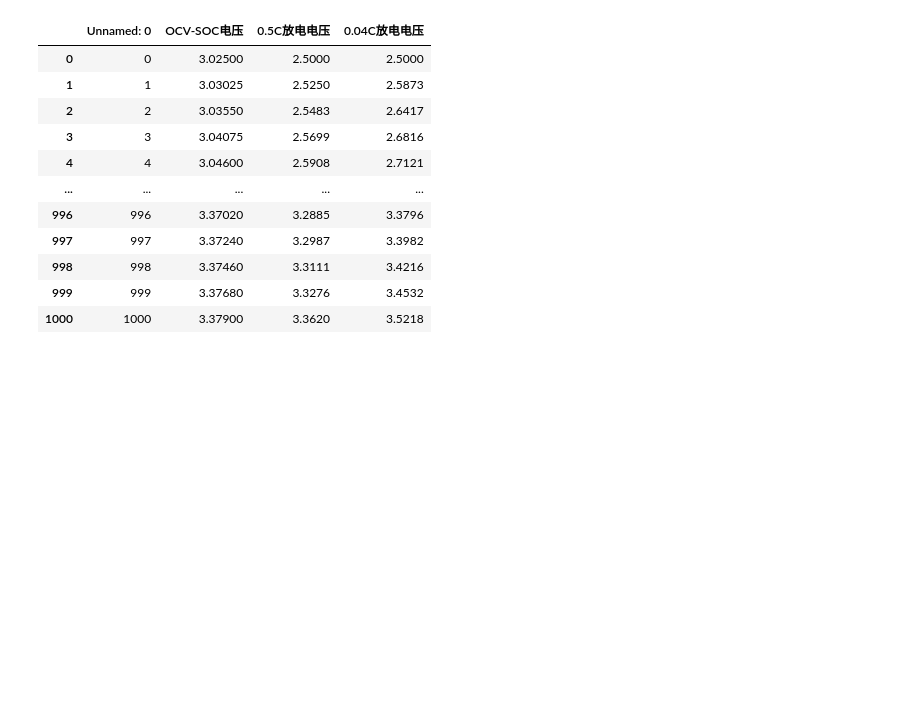
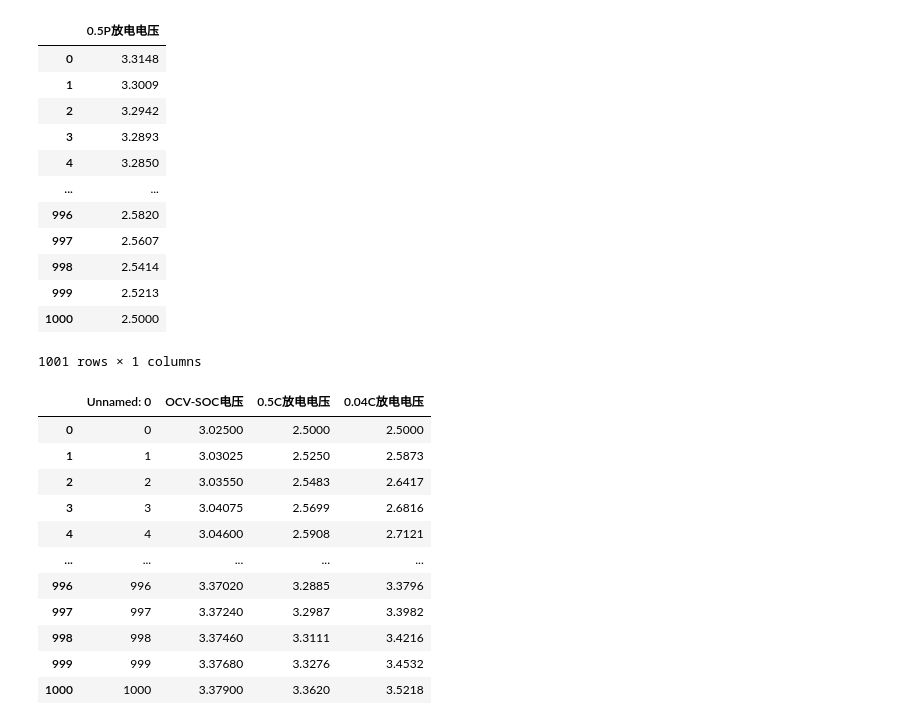
Before and after one commit to sonicsy/dischg_curve, a Jupyter notebook: soc_curve.ipynb, the cells around one changed output. Drawn from its saved outputs; the diff is of its cells as text; code cells hidden in the pictures; blank space fills up the shorter version.

```diff
--- a/soc_curve.ipynb
+++ b/soc_curve.ipynb
@@ -10,7 +10,39 @@ df1 = pd.read_excel('SOC-OCV与放电曲线.xlsx', sheet_name='OCV_SOC')
 df1.rename(columns={'SOC/%': 'SOC'}, inplace=True)
 df2 = pd.read_excel('SOC-OCV与放电曲线.xlsx', sheet_name='0.5C放电曲线')
 df3 = pd.read_excel('SOC-OCV与放电曲线.xlsx', sheet_name='0.04C放电曲线')
+df4 = pd.read_excel('SOC-OCV与放电曲线.xlsx', sheet_name='0.5P放电曲线')
 # %%
 TOTAL_POINT = 1000
 soc_points = np.linspace(0, TOTAL_POINT, TOTAL_POINT + 1, dtype=int)
 soc_index = soc_points / TOTAL_POINT * 100
+# %%
+df1_resampled = pd.DataFrame()
+df1_resampled['OCV-SOC电压'] = np.interp(soc_index, df1['SOC'], df1['25放电'])
+
+df2_resampled = pd.DataFrame()
+df2_resampled['0.5C放电电压'] = df2.iloc[np.linspace(0, len(df2) - 1, TOTAL_POINT + 1, dtype=int)]['电压(V)']
+df2_resampled = df2_resampled.iloc[::-1].reset_index(drop=True)
+
+df3_resampled = pd.DataFrame()
+df3_resampled['0.04C放电电压'] = df3.iloc[np.linspace(0, len(df3) - 1, TOTAL_POINT + 1, dtype=int)]['实际电压(V)']
+df3_resampled = df3_resampled.reset_index(drop=True)
+
+df4_resampled = pd.DataFrame()
+df4_resampled['0.5P放电电压'] = df4.iloc[np.linspace(0, len(df4) - 1, TOTAL_POINT + 1, dtype=int)]['实际电压(V)']
+df4_resampled = df4_resampled[::-1].reset_index(drop=True)
+# %%
+df4_resampled
+# %% [output]
+|  | 0.5P放电电压 |
+| 0 | 3.3148 |
+| 1 | 3.3009 |
+| 2 | 3.2942 |
+| 3 | 3.2893 |
+| 4 | 3.2850 |
+| ... | ... |
+| 996 | 2.5820 |
+| 997 | 2.5607 |
+| 998 | 2.5414 |
+| 999 | 2.5213 |
+| 1000 | 2.5000 |
+1001 rows × 1 columns
```
Also changed, not shown: parts of 1 cell of this notebook, 3 other files.
